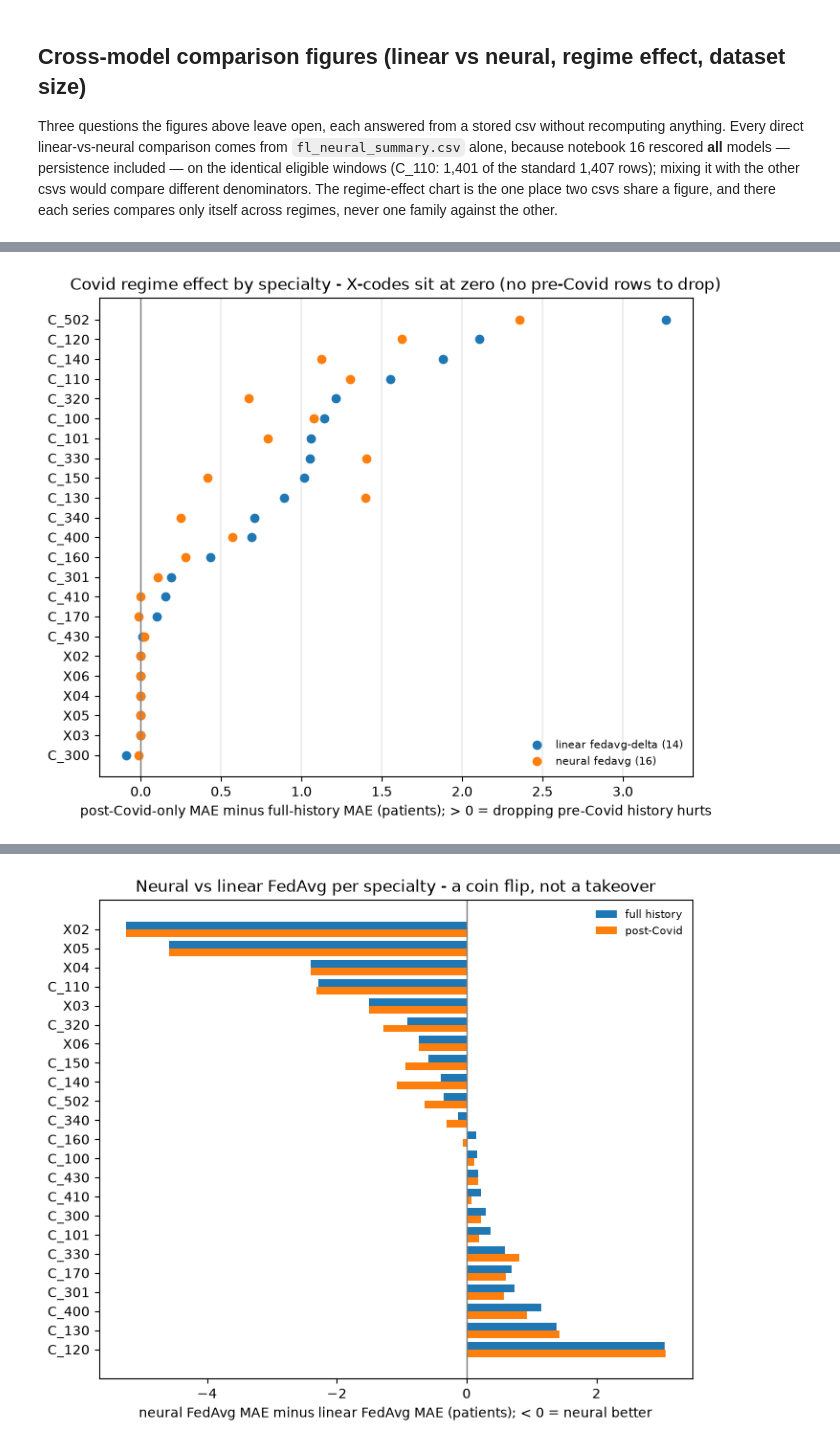
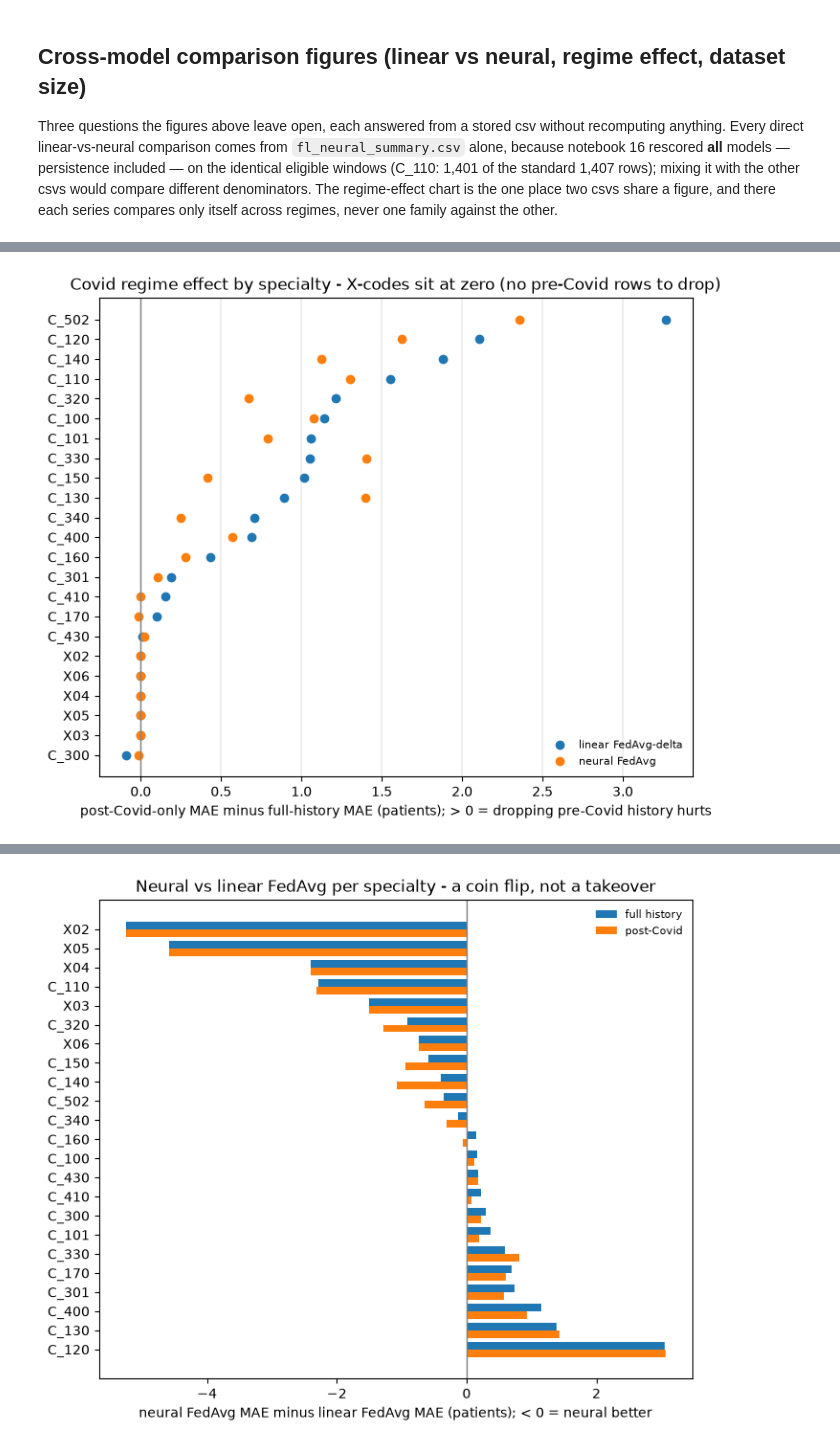
Before and after one commit to nileshsarkar-ai/fedOPD, a Jupyter notebook: src/13_report_figures.ipynb, the cells around one changed output, grey strips where cells are left out. Drawn from its saved outputs; the diff is of its cells as text; code cells hidden in the pictures.

```diff
--- a/src/13_report_figures.ipynb
+++ b/src/13_report_figures.ipynb
@@ -488,30 +644,30 @@ plt.show()
 # %%
 # Goal: fig_fl_covid_regime_effect_h1.png - what discarding pre-Covid training history costs, per specialty.
 # Each swing (post-only MAE minus full-history MAE) is computed inside its own csv on its own fixed
 # validation rows - no linear number is ever compared against a neural number here, only regime
 # against regime within one model family.
 scale = pd.read_csv(PROC / "fl_scaleup_by_specialty.csv")
 assert scale.shape == (24, 22), scale.shape
 scale = scale[scale["n_val"] > 0].set_index("tfunc_code")   # X01 has zero validation rows in this pool
 lin_swing = scale["fedavg_delta_post_mae"] - scale["fedavg_delta_full_mae"]
 neu = nn[nn["model"] == "neural_fedavg"].pivot(index="tfunc_code", columns="regime", values="mae")
 neu_swing = neu["post"] - neu["full"]
 assert set(lin_swing.index) == set(neu_swing.index)         # 14 and 16 must score the same 23 specialties
 
 lin_swing = lin_swing.sort_values(ascending=False)
 neu_swing = neu_swing.reindex(lin_swing.index)
 fig, ax = plt.subplots(figsize=(8, 6.5))
 y = np.arange(len(lin_swing))
-ax.plot(lin_swing.values, y, "o", color="C0", label="linear fedavg-delta (14)")
-ax.plot(neu_swing.values, y, "o", color="C1", label="neural fedavg (16)")
+ax.plot(lin_swing.values, y, "o", color="C0", label="linear FedAvg-delta")
+ax.plot(neu_swing.values, y, "o", color="C1", label="neural FedAvg")
 ax.axvline(0, color="gray", lw=1)
 ax.set_yticks(y, lin_swing.index); ax.invert_yaxis()
 ax.grid(axis="x", lw=0.3)
 ax.set_xlabel("post-Covid-only MAE minus full-history MAE (patients); > 0 = dropping pre-Covid history hurts")
 ax.set_title("Covid regime effect by specialty - X-codes sit at zero (no pre-Covid rows to drop)")
 ax.legend(frameon=False, fontsize=8)
 save_fig(fig, "fig_fl_covid_regime_effect_h1.png", "fl_scaleup_by_specialty.csv + fl_neural_summary.csv",
          "per-specialty cost of training on post-Covid data only, linear and neural FedAvg")
 plt.show()
 # %% [output]
-[figure, old version]
+[figure, new version]
```
Also changed, not shown: parts of 7 cells of this notebook, 12 other files.
